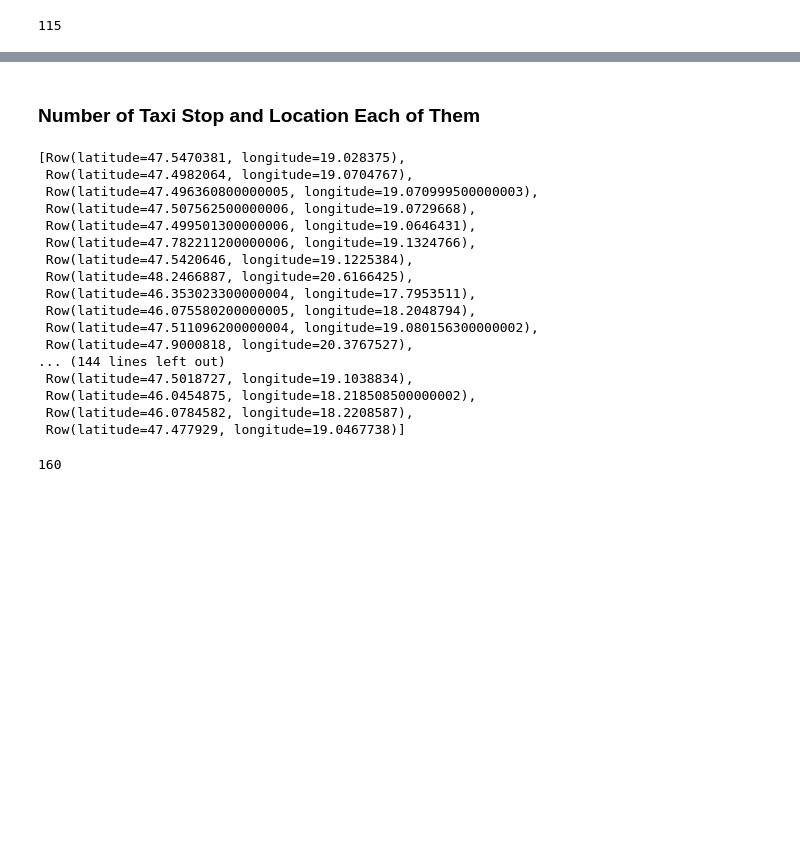
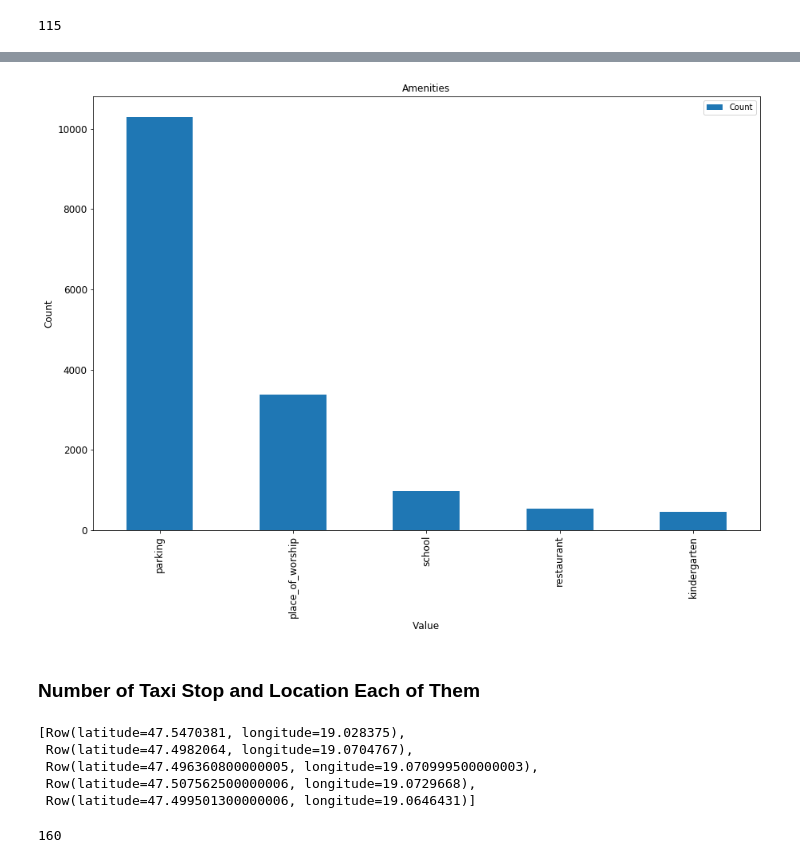
Before and after one commit to bulutenesemre/OsmAnalysis, a Jupyter notebook: notebooks/OsmAnalysis.ipynb, the cells around one changed output, grey strips where cells are left out. Cells and saved outputs as stored; diff of their text form; code cells hidden in the pictures; blank space fills up the shorter version.

```diff
--- a/notebooks/OsmAnalysis.ipynb
+++ b/notebooks/OsmAnalysis.ipynb
@@ -196,6 +233,7 @@ sqlContext.sql("SELECT osmWay.tags[0].value FROM osmWay WHERE tags[0].key='highw
 # %% [markdown]
 ### The Most Common Amenities
 # %%
-sqlContext.sql("SELECT tags[0].value FROM osmWay WHERE tags[0].key='amenity'").distinct().count()
+amenities = sqlContext.sql("SELECT osmWay.tags[0].value as Value,COUNT(osmWay.tags[0].value) as Count FROM osmWay WHERE tags[0].key='amenity' GROUP BY osmWay.tags[0].value")
+amenities.count()
 # %% [output]
 115
@@ -214,0 +253,3 @@ only showing top 5 rows
+# %%
+amenities = amenities.toPandas()
+amenities.head()
@@ -214,0 +263,3 @@ only showing top 5 rows
+# %%
+amenitiesdf = amenities.sort_values(by=['Count'],ascending=False)
+amenitiesdf.head()
@@ -215,28 +273,23 @@ only showing top 5 rows
+# %%
+ax = amenitiesdf[:5].plot(kind='bar',x='Value', y='Count',title ="Amenities", figsize=(15, 10), legend=True, fontsize=12)
+ax.set_xlabel("Value", fontsize=12)
+ax.set_ylabel("Count", fontsize=12)
+plt.show()
+# %% [output]
+[figure, added]
 # %% [markdown]
 ### Number of Taxi Stop and Location Each of Them
 # %%
 taxiLocation = sqlContext.sql("SELECT latitude,longitude FROM osmNode") \
 .where((array_contains(osmNode.tags.key, 'amenity') & (array_contains(osmNode.tags.value,'taxi'))))
 
-taxiLocation.collect()
+taxiLocation.take(5)
 # %% [output]
 [Row(latitude=47.5470381, longitude=19.028375),
  Row(latitude=47.4982064, longitude=19.0704767),
  Row(latitude=47.496360800000005, longitude=19.070999500000003),
  Row(latitude=47.507562500000006, longitude=19.0729668),
- Row(latitude=47.499501300000006, longitude=19.0646431),
- Row(latitude=47.782211200000006, longitude=19.1324766),
- Row(latitude=47.5420646, longitude=19.1225384),
- Row(latitude=48.2466887, longitude=20.6166425),
- Row(latitude=46.353023300000004, longitude=17.7953511),
- Row(latitude=46.075580200000005, longitude=18.2048794),
- Row(latitude=47.511096200000004, longitude=19.080156300000002),
- Row(latitude=47.9000818, longitude=20.3767527),
-... (144 lines left out)
- Row(latitude=47.5018727, longitude=19.1038834),
- Row(latitude=46.0454875, longitude=18.218508500000002),
- Row(latitude=46.0784582, longitude=18.2208587),
- Row(latitude=47.477929, longitude=19.0467738)]
+ Row(latitude=47.499501300000006, longitude=19.0646431)]
 # %%
 taxiLocation.count()
 # %% [output]
```
Also changed, not shown: parts of 10 cells of this notebook, 3 other files.
